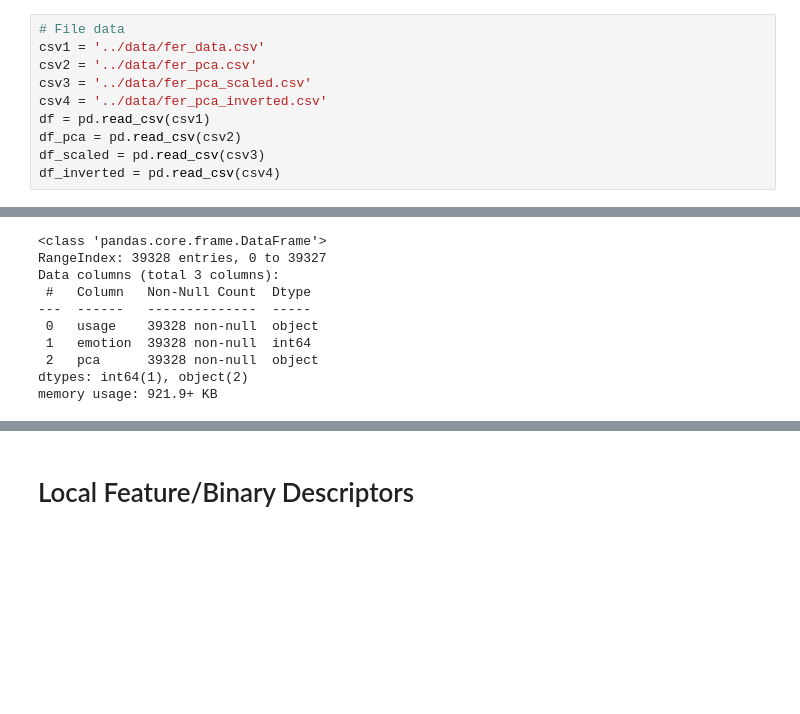
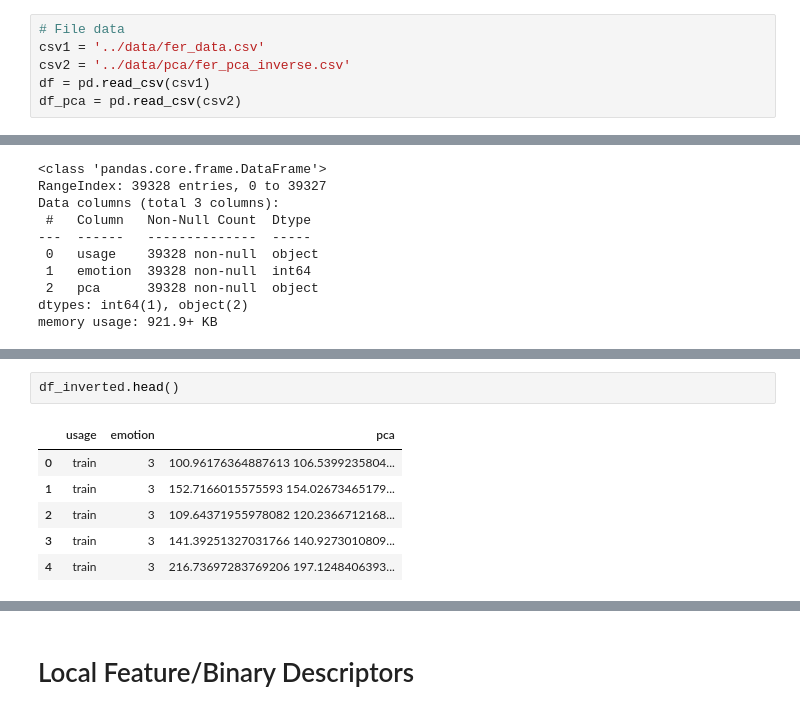
Before and after one commit to chikakoto/facial-expression-recognition, a Jupyter notebook: notebooks/3.0_feature_transformation.ipynb, the cells around one changed output, grey strips where cells are left out. Drawn from its saved outputs; the diff is of its cells as text; blank space fills up the shorter version.

Commit message:
Update inverse PCA filename. Working on Feature transformation

```diff
--- a/notebooks/3.0_feature_transformation.ipynb
+++ b/notebooks/3.0_feature_transformation.ipynb
@@ -13,13 +13,9 @@ from sklearn.cluster import MiniBatchKMeans
 # %%
 # File data
 csv1 = '../data/fer_data.csv'
-csv2 = '../data/fer_pca.csv'
-csv3 = '../data/fer_pca_scaled.csv'
-csv4 = '../data/fer_pca_inverted.csv'
+csv2 = '../data/pca/fer_pca_inverse.csv'
 df = pd.read_csv(csv1)
 df_pca = pd.read_csv(csv2)
-df_scaled = pd.read_csv(csv3)
-df_inverted = pd.read_csv(csv4)
 # %%
 df.head()
 # %% [output]
@@ -75,0 +85,9 @@ df_scaled.head()
+# %%
+df_inverted.head()
+# %% [output]
+|  | usage | emotion | pca |
+| 0 | train | 3 | 100.96176364887613 106.5399235804... |
+| 1 | train | 3 | 152.7166015575593 154.02673465179... |
+| 2 | train | 3 | 109.64371955978082 120.2366712168... |
+| 3 | train | 3 | 141.39251327031766 140.9273010809... |
+| 4 | train | 3 | 216.73697283769206 197.1248406393... |
```
Also changed, not shown: parts of 8 cells of this notebook, 1 other file.
